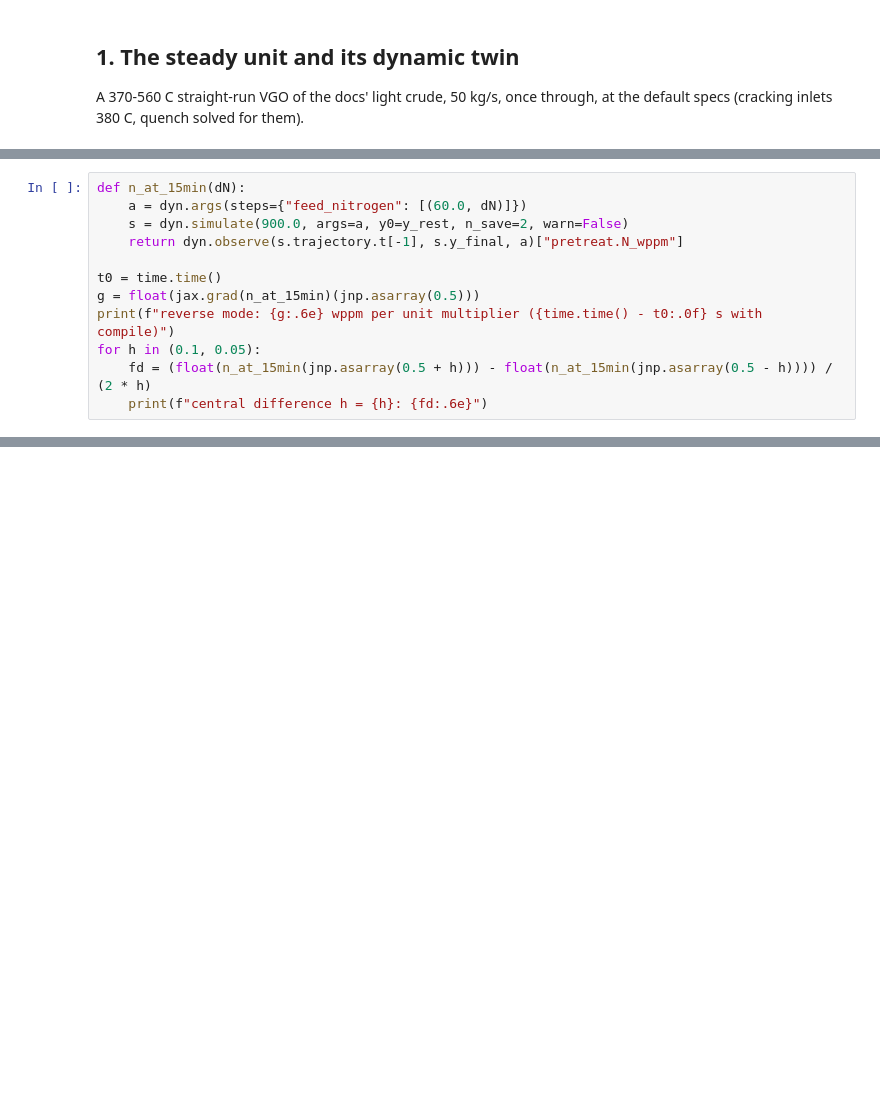
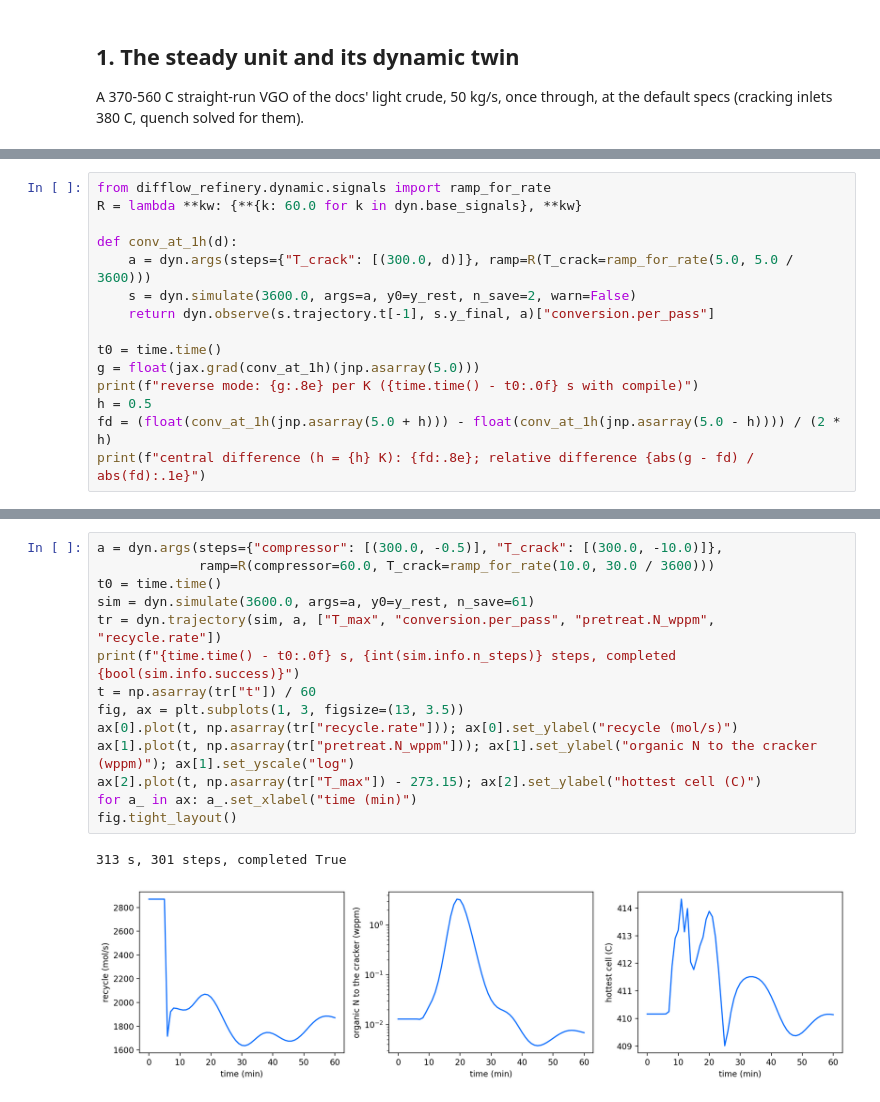
Before and after one commit to jkitchin/differentiable-flowsheets, a Jupyter notebook: examples/67_refinery_dynamic_hydrocracker.ipynb, the cells around one changed output, grey strips where cells are left out. Cells and saved outputs as stored; diff of their text form; blank space fills up the shorter version.

```diff
--- a/examples/67_refinery_dynamic_hydrocracker.ipynb
+++ b/examples/67_refinery_dynamic_hydrocracker.ipynb
@@ -71,12 +90,15 @@ d(organic N to the cracker 15 minutes into the excursion)/d(size of the nitrogen
 # %%
-def n_at_15min(dN):
-    a = dyn.args(steps={"feed_nitrogen": [(60.0, dN)]})
-    s = dyn.simulate(900.0, args=a, y0=y_rest, n_save=2, warn=False)
-    return dyn.observe(s.trajectory.t[-1], s.y_final, a)["pretreat.N_wppm"]
+from difflow_refinery.dynamic.signals import ramp_for_rate
+R = lambda **kw: {**{k: 60.0 for k in dyn.base_signals}, **kw}
+
+def conv_at_1h(d):
+    a = dyn.args(steps={"T_crack": [(300.0, d)]}, ramp=R(T_crack=ramp_for_rate(5.0, 5.0 / 3600)))
+    s = dyn.simulate(3600.0, args=a, y0=y_rest, n_save=2, warn=False)
+    return dyn.observe(s.trajectory.t[-1], s.y_final, a)["conversion.per_pass"]
 
 t0 = time.time()
-g = float(jax.grad(n_at_15min)(jnp.asarray(0.5)))
-print(f"reverse mode: {g:.6e} wppm per unit multiplier ({time.time() - t0:.0f} s with compile)")
-for h in (0.1, 0.05):
-    fd = (float(n_at_15min(jnp.asarray(0.5 + h))) - float(n_at_15min(jnp.asarray(0.5 - h)))) / (2 * h)
-    print(f"central difference h = {h}: {fd:.6e}")
+g = float(jax.grad(conv_at_1h)(jnp.asarray(5.0)))
+print(f"reverse mode: {g:.8e} per K ({time.time() - t0:.0f} s with compile)")
+h = 0.5
+fd = (float(conv_at_1h(jnp.asarray(5.0 + h))) - float(conv_at_1h(jnp.asarray(5.0 - h)))) / (2 * h)
+print(f"central difference (h = {h} K): {fd:.8e}; relative difference {abs(g - fd) / abs(fd):.1e}")
@@ -86,0 +121,17 @@ A step of the cracking setpoint (or a recycle-compressor trip) is a much larger
+# %%
+a = dyn.args(steps={"compressor": [(300.0, -0.5)], "T_crack": [(300.0, -10.0)]},
+             ramp=R(compressor=60.0, T_crack=ramp_for_rate(10.0, 30.0 / 3600)))
+t0 = time.time()
+sim = dyn.simulate(3600.0, args=a, y0=y_rest, n_save=61)
+tr = dyn.trajectory(sim, a, ["T_max", "conversion.per_pass", "pretreat.N_wppm", "recycle.rate"])
+print(f"{time.time() - t0:.0f} s, {int(sim.info.n_steps)} steps, completed {bool(sim.info.success)}")
+t = np.asarray(tr["t"]) / 60
+fig, ax = plt.subplots(1, 3, figsize=(13, 3.5))
+ax[0].plot(t, np.asarray(tr["recycle.rate"])); ax[0].set_ylabel("recycle (mol/s)")
+ax[1].plot(t, np.asarray(tr["pretreat.N_wppm"])); ax[1].set_ylabel("organic N to the cracker (wppm)"); ax[1].set_yscale("log")
+ax[2].plot(t, np.asarray(tr["T_max"]) - 273.15); ax[2].set_ylabel("hottest cell (C)")
+for a_ in ax: a_.set_xlabel("time (min)")
+fig.tight_layout()
+# %% [output]
+313 s, 301 steps, completed True
+[figure, added]
```
Also changed, not shown: parts of 16 cells of this notebook.
